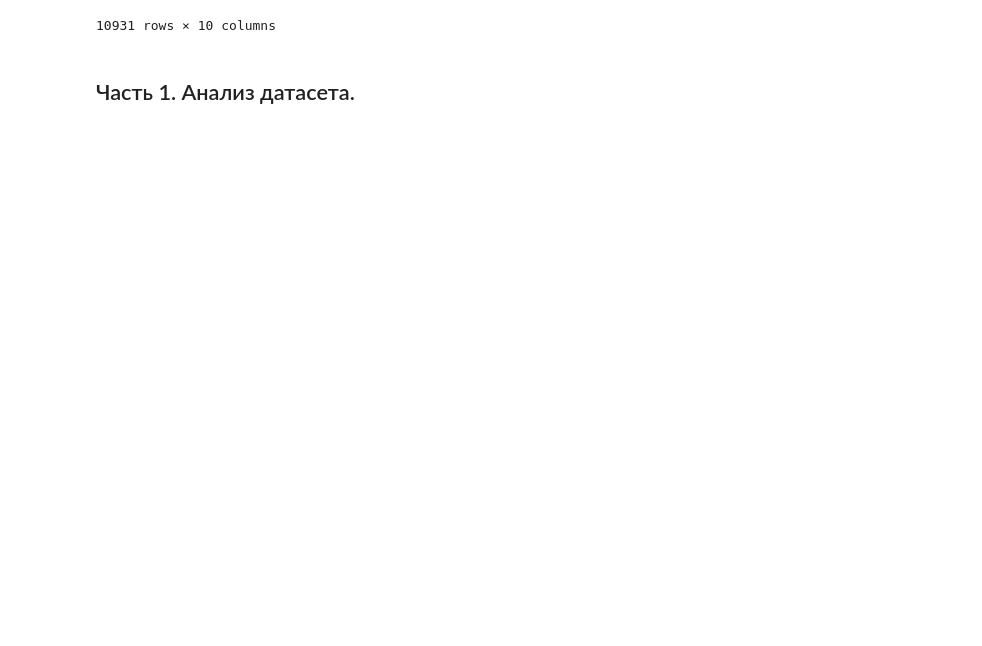
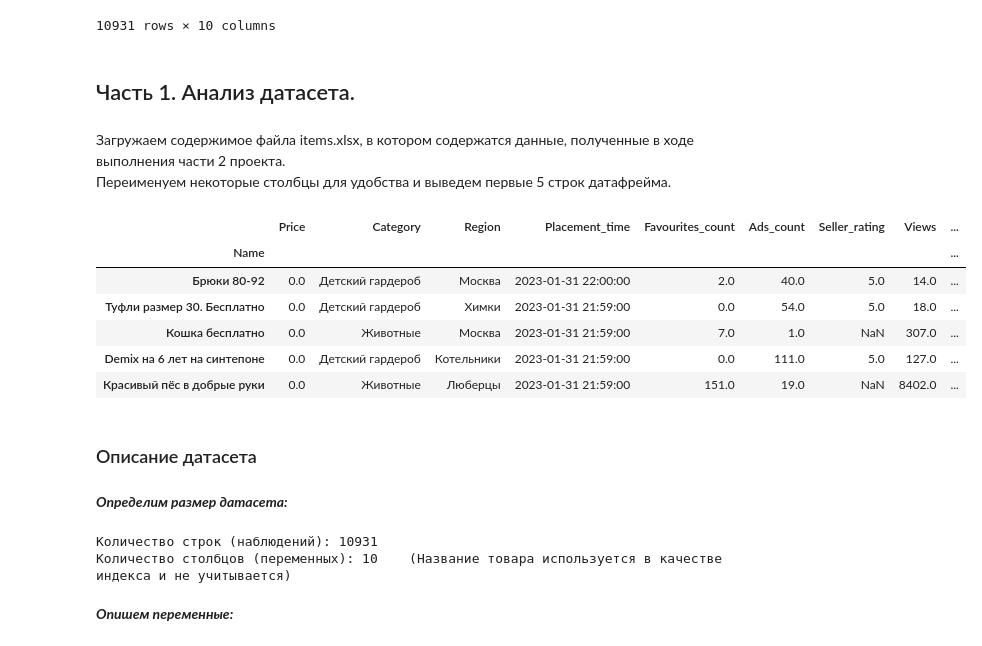
Before and after one commit to LysinKirill/ProjectNIS, a Jupyter notebook: project.ipynb, the cells around one changed output. Drawn from its saved outputs; the diff is of its cells as text; code cells hidden in the pictures; blank space fills up the shorter version.

Commit message:
Начал делать первую часть проекта.
Добавил описание переменных (надо доделать)

```diff
--- a/project.ipynb
+++ b/project.ipynb
@@ -245,3 +245,43 @@ Done! The data has been saved to the file items.xlsx
 10931 rows × 10 columns
 # %% [markdown]
 ## Часть 1. Анализ датасета.
+# %% [markdown]
+Загружаем содержимое файла items.xlsx, в котором содержатся данные, полученные в ходе выполнения части 2 проекта.
+Переименуем некоторые столбцы для удобства и выведем первые 5 строк датафрейма.
+# %%
+import pandas as pd
+
+df = pd.read_excel("items.xlsx", index_col = "Name")
+# Переименуем названия столбцов датасета для более удобного доступа к ним
+df = df.rename(
+    columns={
+        'Time/date of placement': 'Placement_time',
+        'Added to favourites': 'Favourites_count',
+        'Number of views':'Views',
+        'Number of images':'Images',
+        'Price (in rubles)':'Price',
+        'Number of seller\'s ads':'Ads_count',
+        'Seller rating':'Seller_rating'
+    })
+df.head()
+# %% [output]
+|  | Price | Category | Region | Placement_time | Favourites_count | Ads_count | Seller_rating | Views | ... |
+| Name |  |  |  |  |  |  |  |  | ... |
+| Брюки 80-92 | 0.0 | Детский гардероб | Москва | 2023-01-31 22:00:00 | 2.0 | 40.0 | 5.0 | 14.0 | ... |
+| Туфли размер 30. Бесплатно | 0.0 | Детский гардероб | Химки | 2023-01-31 21:59:00 | 0.0 | 54.0 | 5.0 | 18.0 | ... |
+| Кошка бесплатно | 0.0 | Животные | Москва | 2023-01-31 21:59:00 | 7.0 | 1.0 | NaN | 307.0 | ... |
+| Demix на 6 лет на синтепоне | 0.0 | Детский гардероб | Котельники | 2023-01-31 21:59:00 | 0.0 | 111.0 | 5.0 | 127.0 | ... |
+| Красивый пёс в добрые руки | 0.0 | Животные | Люберцы | 2023-01-31 21:59:00 | 151.0 | 19.0 | NaN | 8402.0 | ... |
+# %% [markdown]
+### Описание датасета
+# %% [markdown]
+<i><b>Определим размер датасета:</b></i>
+# %%
+size = df.shape
+print(f"Количество строк (наблюдений): {size[0]}\n"+
+     f'Количество столбцов (переменных): {size[1]} \t(Название товара используется в качестве индекса и не учитывается)')
+# %% [output]
+Количество строк (наблюдений): 10931
+Количество столбцов (переменных): 10    (Название товара используется в качестве индекса и не учитывается)
+# %% [markdown]
+<b><i>Опишем переменные:</b></i>
```
Also changed, not shown: parts of 2 cells of this notebook.
